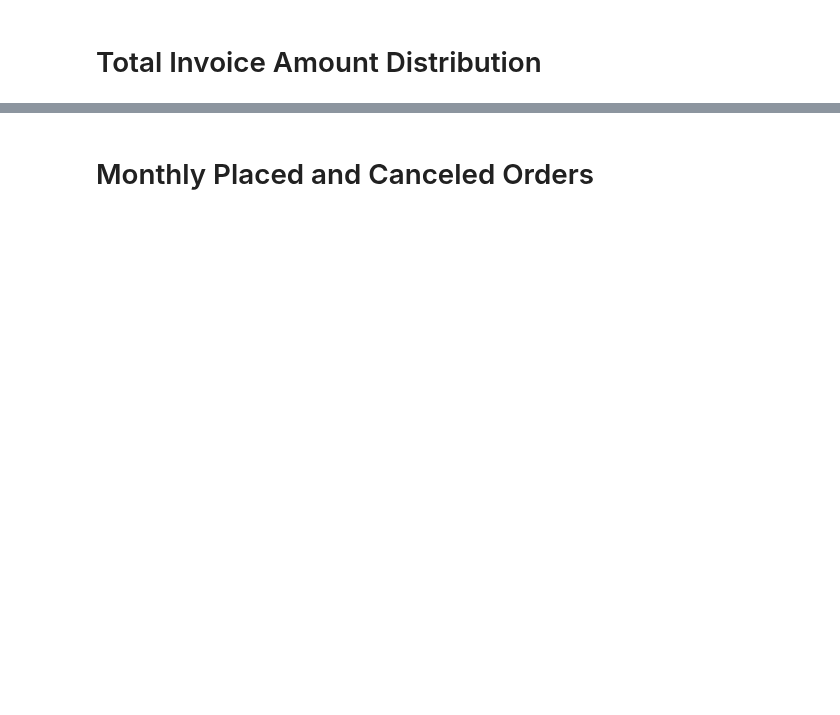
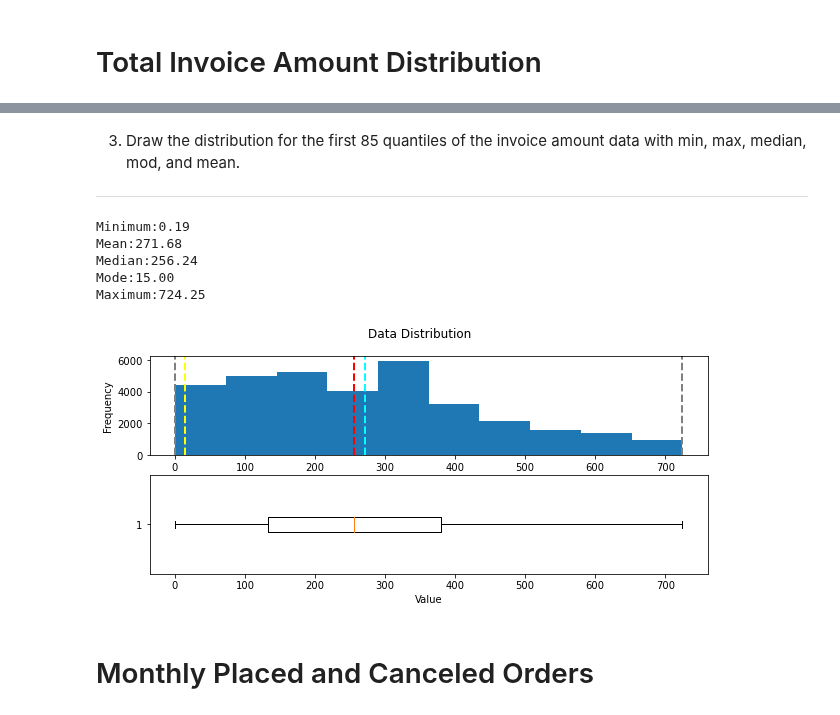
Before and after one commit to jarviscanada/jarvis_data_eng_FredeEmnetu, a Jupyter notebook: python_data_analytics/python_data_wrangling/retail_data_analytics_wrangling.ipynb, the cells around one changed output, grey strips where cells are left out. Cells and saved outputs as stored; diff of their text form; code cells hidden in the pictures; blank space fills up the shorter version.

```diff
--- a/python_data_analytics/python_data_wrangling/retail_data_analytics_wrangling.ipynb
+++ b/python_data_analytics/python_data_wrangling/retail_data_analytics_wrangling.ipynb
@@ -88,2 +204,21 @@ retail_df.head()
+# %% [markdown]
+3. Draw the distribution for the first 85 quantiles of the invoice amount data with min, max, median, mod, and mean.
+
+
+
+---
+# %%
+q01 = invoice_amount_df['revenue'].quantile(0.85)
+# Get the variable to examine
+col = invoice_amount_df[invoice_amount_df.revenue <= q01]['revenue']
+# Call the function
+show_distribution(col)
+# %% [output]
+Minimum:0.19
+Mean:271.68
+Median:256.24
+Mode:15.00
+Maximum:724.25
+[figure, added]
 # %% [markdown]
 # Monthly Placed and Canceled Orders
```
Also changed, not shown: parts of 21 cells of this notebook, 1 other file.
